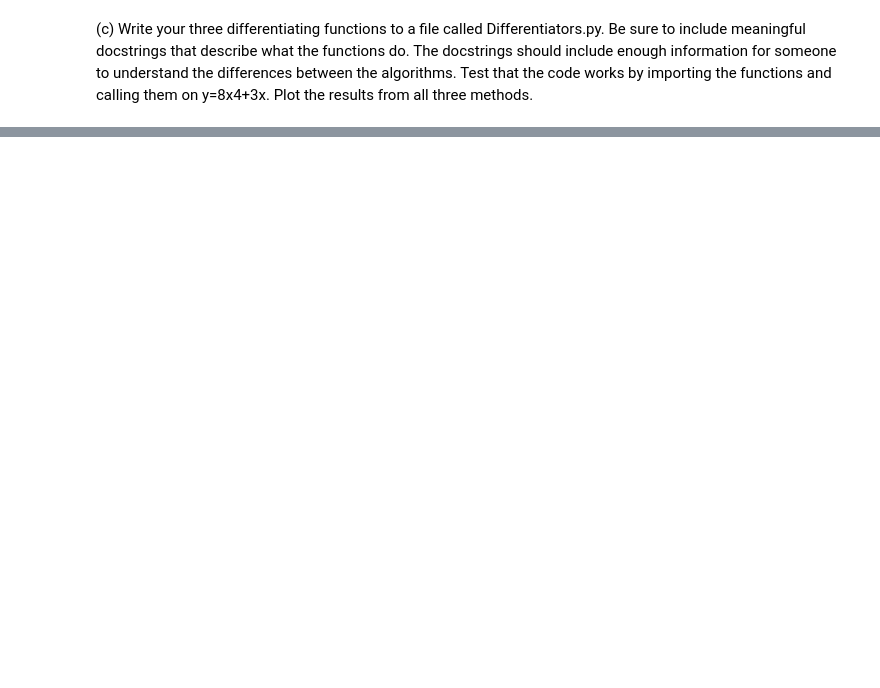
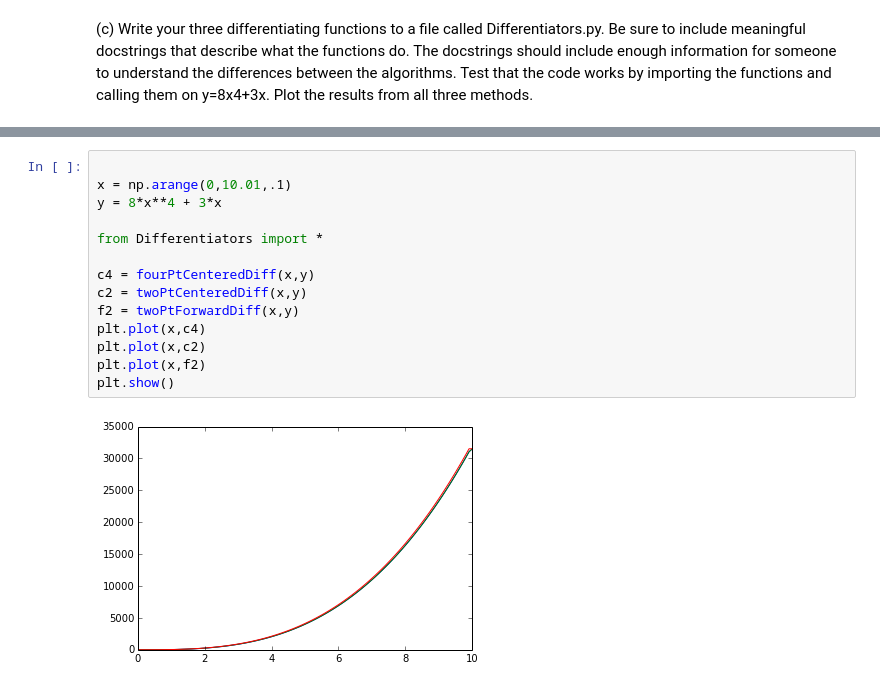
Before and after one commit to dclove202/PHYS202-S14, a Jupyter notebook: SciPy/DifferentiationExercises.ipynb, the cells around one changed output, grey strips where cells are left out. Cells and saved outputs as stored; diff of their text form; blank space fills up the shorter version.

```diff
--- a/SciPy/DifferentiationExercises.ipynb
+++ b/SciPy/DifferentiationExercises.ipynb
@@ -279,0 +266,16 @@ ImportError: No module named py
+# %%
+
+x = np.arange(0,10.01,.1)
+y = 8*x**4 + 3*x
+
+from Differentiators import *
+
+c4 = fourPtCenteredDiff(x,y)
+c2 = twoPtCenteredDiff(x,y)
+f2 = twoPtForwardDiff(x,y)
+plt.plot(x,c4)
+plt.plot(x,c2)
+plt.plot(x,f2)
+plt.show()
+# %% [output]
+[figure, added]
```
Also changed, not shown: parts of 5 cells of this notebook, 3 other files.
